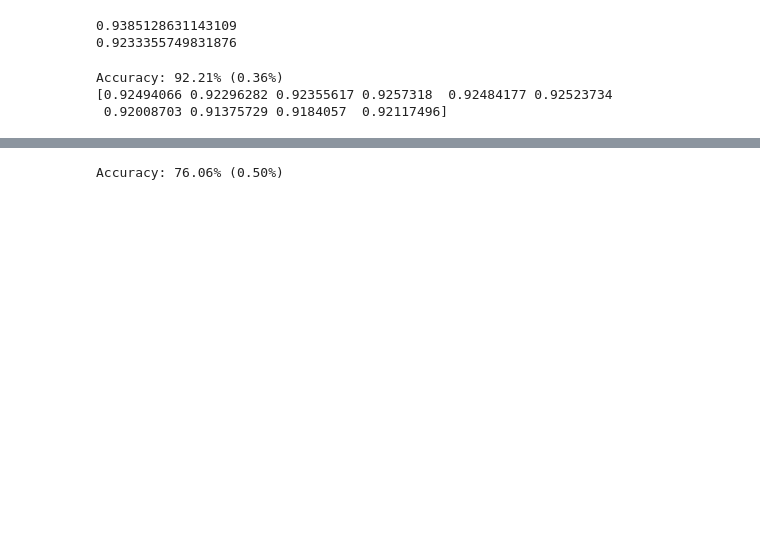
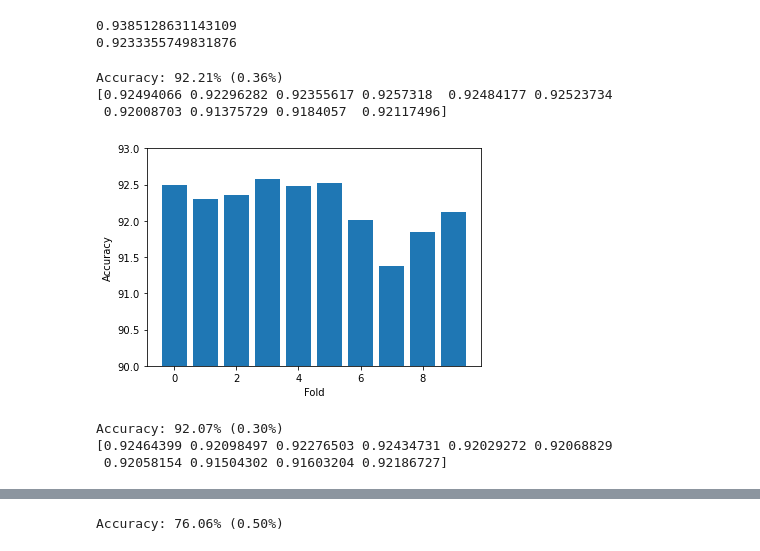
Before and after one commit to Ms850446/beats-arrythmia, a Jupyter notebook: Applying_models.ipynb, the cells around one changed output, grey strips where cells are left out. Drawn from its saved outputs; the diff is of its cells as text; code cells hidden in the pictures; blank space fills up the shorter version.

```diff
--- a/Applying_models.ipynb
+++ b/Applying_models.ipynb
@@ -300,3 +299,27 @@ print(results5)
 Accuracy: 92.21% (0.36%)
 [0.92494066 0.92296282 0.92355617 0.9257318  0.92484177 0.92523734
  0.92008703 0.91375729 0.9184057  0.92117496]
+# %%
+#Visualise the relation between the splitted folds and their accuracy
+v=[0,1,2,3,4,5,6,7,8,9]
+plt.bar(v,results5*100)
+plt.xlabel('Fold')
+plt.ylabel('Accuracy')
+plt.ylim([90, 93])
+plt.show()
+# %% [output]
+[figure, added]
+# %%
+# create RF model
+model = RandomForestClassifier(n_estimators=100, random_state=42)
+
+# evaluate model using cross-validation
+results3 = cross_val_score(model, X_lda, y, cv=kfold)
+
+# print mean and standard deviation of accuracy scores
+print("Accuracy: %.2f%% (%.2f%%)" % (results3.mean()*100, results3.std()*100))
+print(results3)
+# %% [output]
+Accuracy: 92.07% (0.30%)
+[0.92464399 0.92098497 0.92276503 0.92434731 0.92029272 0.92068829
+ 0.92058154 0.91504302 0.91603204 0.92186727]
```
Also changed, not shown: parts of 11 cells of this notebook.
